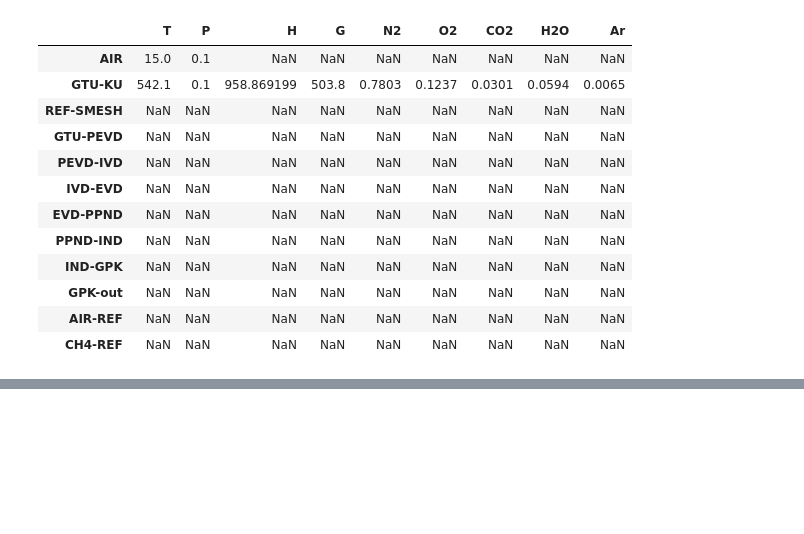
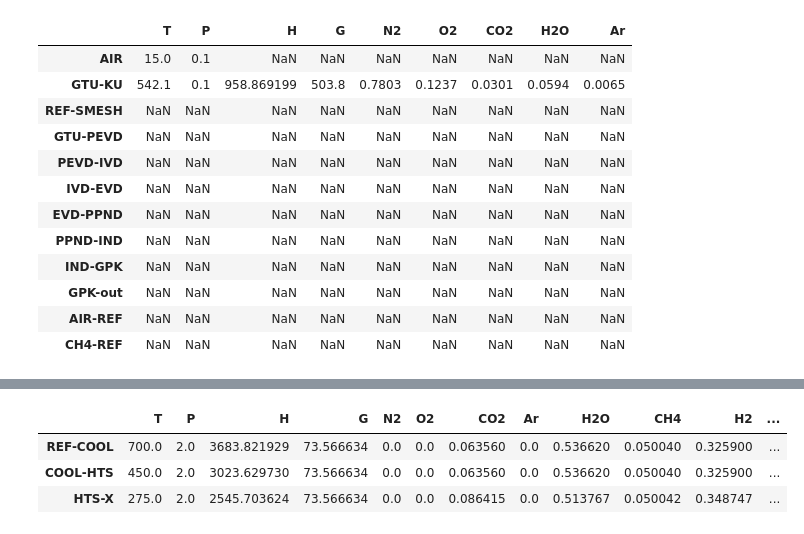
Before and after one commit to maksimovia/GZ, a Jupyter notebook: Raschet KU+TU+PKM.ipynb, the cells around one changed output, grey strips where cells are left out. Drawn from its saved outputs; the diff is of its cells as text; code cells hidden in the pictures; blank space fills up the shorter version.

```diff
--- a/Raschet KU+TU+PKM.ipynb
+++ b/Raschet KU+TU+PKM.ipynb
@@ -290,0 +275,7 @@ heaters
+# %%
+syngas_streams
+# %% [output]
+|  | T | P | H | G | N2 | O2 | CO2 | Ar | H2O | CH4 | H2 | ... |
+| REF-COOL | 700.0 | 2.0 | 3683.821929 | 73.566634 | 0.0 | 0.0 | 0.063560 | 0.0 | 0.536620 | 0.050040 | 0.325900 | ... |
+| COOL-HTS | 450.0 | 2.0 | 3023.629730 | 73.566634 | 0.0 | 0.0 | 0.063560 | 0.0 | 0.536620 | 0.050040 | 0.325900 | ... |
+| HTS-X | 275.0 | 2.0 | 2545.703624 | 73.566634 | 0.0 | 0.0 | 0.086415 | 0.0 | 0.513767 | 0.050042 | 0.348747 | ... |
```
Also changed, not shown: parts of 5 cells of this notebook, 6 other files.
